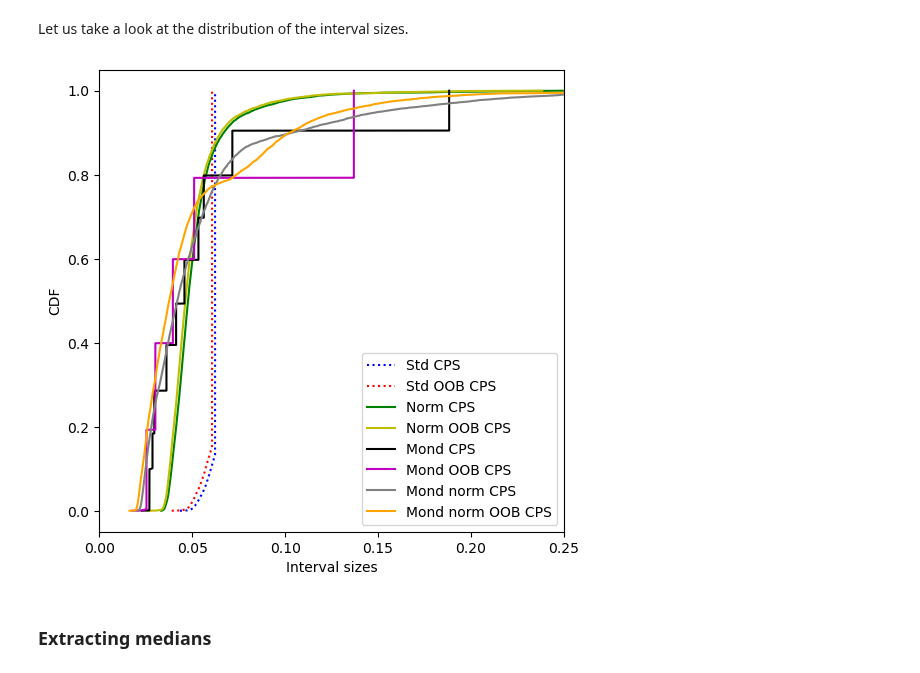
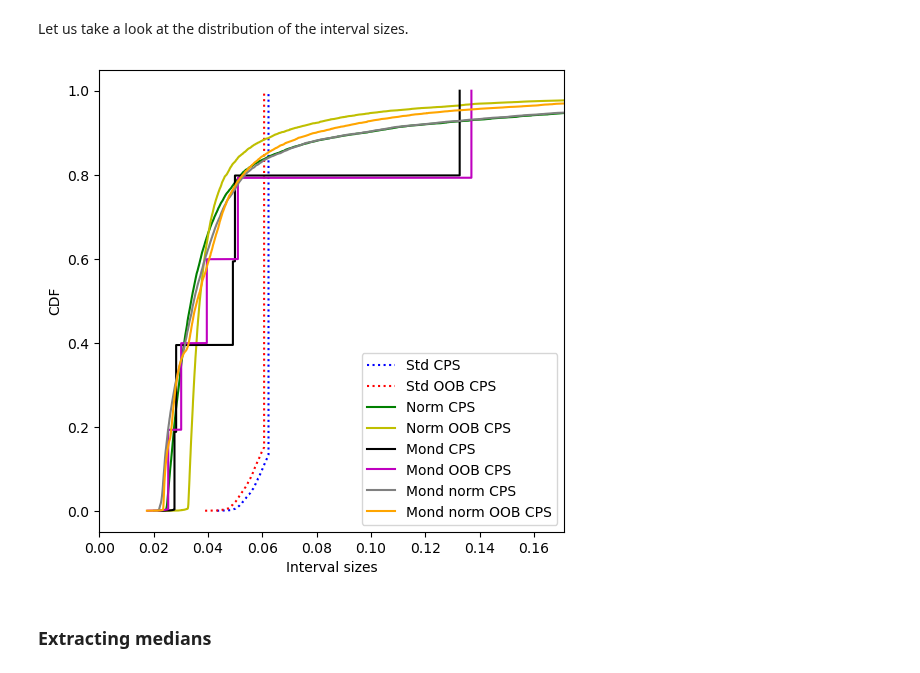
Before and after one commit to henrikbostrom/crepes, a Jupyter notebook: docs/crepes_nb.ipynb, the cells around one changed output. Cells and saved outputs as stored; diff of their text form; code cells hidden in the pictures.

```diff
--- a/docs/crepes_nb.ipynb
+++ b/docs/crepes_nb.ipynb
@@ -560,11 +736,11 @@ Let us create and fit standard and normalized conformal predictive systems, usin
 cps_std = ConformalPredictiveSystem().fit(residuals=residuals_cal)
 
 cps_norm = ConformalPredictiveSystem().fit(residuals=residuals_cal,
-                                           sigmas=sigmas_cal_knn_res)
+                                           sigmas=sigmas_cal_var)
 
 cps_std_oob = ConformalPredictiveSystem().fit(residuals=residuals_oob)
 
 cps_norm_oob = ConformalPredictiveSystem().fit(residuals=residuals_oob,
-                                               sigmas=sigmas_oob_knn)
+                                               sigmas=sigmas_var_oob)
 # %% [markdown]
 Let us also create some Mondrian CPS, but in contrast to the Mondrian conformal regressors above, we here form the categories through binning of the predictions rather than binning of the difficulty estimates. We may use the latter, i.e., the sigmas, to obtain a normalized CPS for each category (bin).
@@ -590,3 +747,22 @@ cps_mond_norm_oob = ConformalPredictiveSystem().fit(residuals=residuals_oob,
+# %%
+bins_cal, bin_thresholds = binning(values=y_hat_cal, bins=5)
+
+cps_mond_std = ConformalPredictiveSystem().fit(residuals=residuals_cal,
+                                               bins=bins_cal)
+
+cps_mond_norm = ConformalPredictiveSystem().fit(residuals=residuals_cal,
+                                                sigmas=sigmas_cal_var,
+                                                bins=bins_cal)
+
+
+bins_oob, bin_thresholds_oob = binning(values=oob_predictions, bins=5)
+
+cps_mond_std_oob = ConformalPredictiveSystem().fit(residuals=residuals_oob,
+                                                   bins=bins_oob)
+
+cps_mond_norm_oob = ConformalPredictiveSystem().fit(residuals=residuals_oob,
+                                                    sigmas=sigmas_var_oob,
+                                                    bins=bins_oob)
 # %% [markdown]
 ### Making predictions
 # %% [markdown]
@@ -761,12 +932,12 @@ for i, name in enumerate(all_cps.keys()):
 
     if "OOB" in name:
         p_values = all_cps[name].predict(y_hat=y_hat_full,
-                                         sigmas=sigmas_test_knn_oob,
+                                         sigmas=sigmas_test_var_oob,
                                          bins=bins_test_oob,
                                          y=y_test)[:,0]
     else:
         p_values = all_cps[name].predict(y_hat=y_hat_test,
-                                         sigmas=sigmas_test_knn_res,
+                                         sigmas=sigmas_test_var,
                                          bins=bins_test,
                                          y=y_test)[:,0]
 
@@ -799,14 +970,14 @@ median_sizes = []
 for name in all_cps.keys():
     if "OOB" in name:
         intervals = all_cps[name].predict(y_hat=y_hat_full,
-                                          sigmas=sigmas_test_knn_oob,
+                                          sigmas=sigmas_test_var_oob,
                                           bins=bins_test_oob,
                                           lower_percentiles=2.5,
                                           higher_percentiles=97.5,
                                           y_min=0, y_max=1)
     else:
         intervals = all_cps[name].predict(y_hat=y_hat_test,
-                                          sigmas=sigmas_test_knn_res,
+                                          sigmas=sigmas_test_var,
                                           bins=bins_test,
                                           lower_percentiles=2.5,
                                           higher_percentiles=97.5,
@@ -846,31 +1017,31 @@ Let us take a look at the distribution of the interval sizes.
 # %%
 cps_interval_sizes = {}
 
 for name in all_cps_intervals.keys():
     cps_interval_sizes[name] = \
     all_cps_intervals[name][:,1] - all_cps_intervals[name][:,0]
 
 plt.figure(figsize=(6,6))
 plt.ylabel("CDF")
 plt.xlabel("Interval sizes")
-plt.xlim(0,cps_interval_sizes["Norm OOB CPS"].max()*1.05)
+plt.xlim(0,cps_interval_sizes["Mond OOB CPS"].max()*1.25)
 
 colors = ["b","r","g","y","k","m", "gray", "orange"]
 
 for i, name in enumerate(cps_interval_sizes.keys()):
     if "Std" in name:
         style = "dotted"
     else:
         style = "solid"
     plt.plot(np.sort(cps_interval_sizes[name]),
              [i/len(cps_interval_sizes[name])
               for i in range(1,len(cps_interval_sizes[name])+1)],
              linestyle=style, c=colors[i], label=name)
 
 plt.legend()
 plt.show()
 # %% [output]
-[figure, old version]
+[figure, new version]
 # %% [markdown]
 ### Extracting medians
 # %% [markdown]
```
Also changed, not shown: parts of 63 cells of this notebook, 8 other files.
